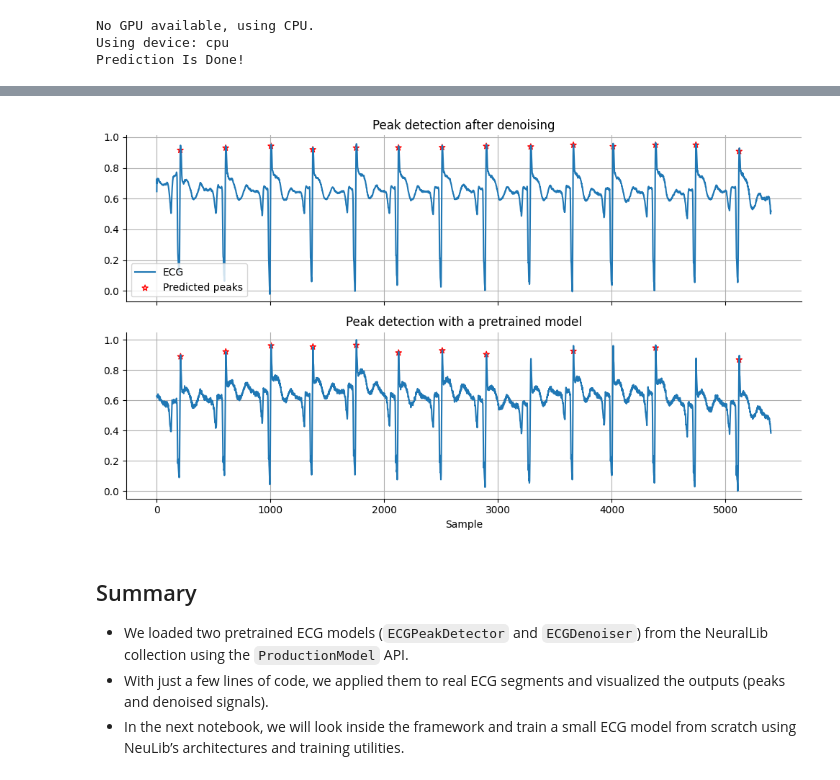
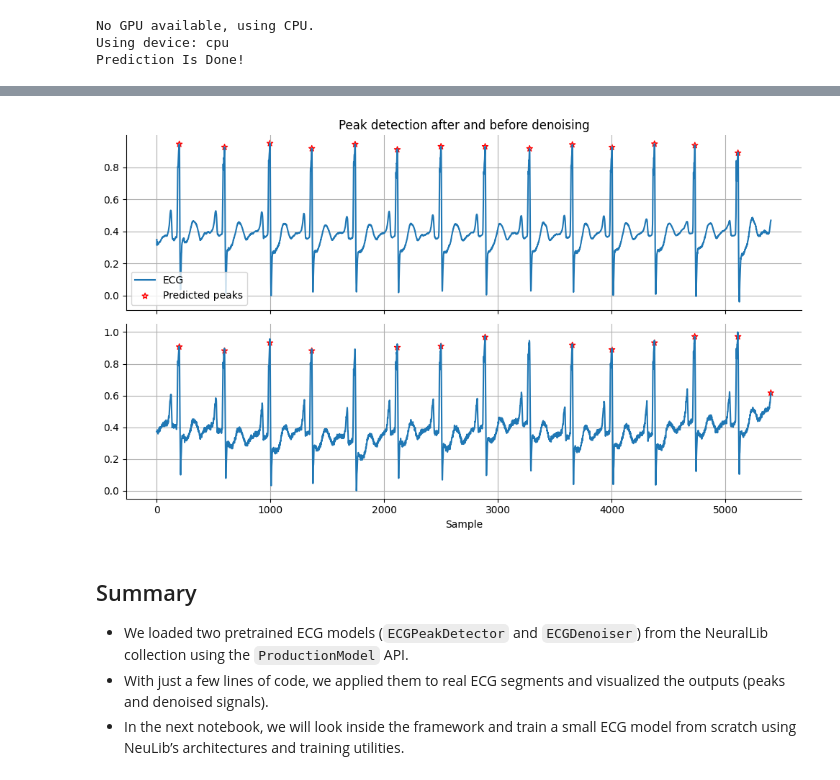
Before and after one commit to novabiosignals/NeuralLib, a Jupyter notebook: Tutorial4BIOSTEC/Biostec2_PretrainedModelUsage.ipynb, the cells around one changed output, grey strips where cells are left out. Cells and saved outputs as stored; diff of their text form; code cells hidden in the pictures.

```diff
--- a/Tutorial4BIOSTEC/Biostec2_PretrainedModelUsage.ipynb
+++ b/Tutorial4BIOSTEC/Biostec2_PretrainedModelUsage.ipynb
@@ -107,7 +94,7 @@ Models in NeuralLib collection (novabiosignals/neurallib-deep-learning-models-fo
 ECGPeakDetector
 ECGDenoiser
 # %%
-peak_detector = mh.ProductionModel(model_name="ECGPeakDetector")
+peak_detector = mh.ProductionModel(model_name="ECGPeakDetector", hugging_repo="marianaagdias/ECGPeakDetector")
 print(peak_detector)
 
 # Check task type
@@ -145,13 +132,10 @@ We now:
 - Optionally apply a small post-processing step to convert the output into discrete peak indices.
 - Plot the predicted peaks together with the reference labels.
 # %%
-predicted_peaks = peak_detector.predict(
-    X=test_signal,
-    gpu_id=None,  # use CPU for the tutorial
-    post_process_fn=post_process_peaks_binary,  # convert logits to peak indices
-    threshold=0.5,
-    filter_peaks=True,
-)
+peaks_1 = peak_detector.predict(X=noisy_ecg1,
+    post_process_fn=post_process_peaks_binary, filter_peaks=True)
+peaks_2 = peak_detector.predict(X=noisy_ecg2,
+    post_process_fn=post_process_peaks_binary, filter_peaks=True)
 # %% [output]
 No GPU available, using CPU.
 Using device: cpu
@@ -193,5 +183,5 @@ NeuLib also includes pretrained **denoising** models:
 - Output: denoised versions of the same beats.
 - This is useful for improving downstream peak detection or visual inspection.
 # %%
-denoiser = mh.ProductionModel(model_name="ECGDenoiser")
+denoiser = mh.ProductionModel(model_name="ECGDenoiser", hugging_repo="marianaagdias/ECGDenoiser")
 # %% [output]
@@ -209,7 +199,7 @@ We reuse the example segment and:
 - Plot raw vs noisy vs denoised signals.
 # %%
 denoised_ecg = denoiser.predict(
-    X=test_signal,
+    X=noisy_ecg2,
     gpu_id=None,
     post_process_fn=None  # if the model already outputs a waveform
 )
@@ -272,27 +262,26 @@ plt.show()
 # %%
 fig, (ax1, ax2) = plt.subplots(2, 1, figsize=(10, 6), sharex=True)
 
 ax1.plot(denoised_ecg, label="ECG")
 ax1.scatter(peaks_after_denoising,
             denoised_ecg[peaks_after_denoising],
             facecolors="none", edgecolors="r", marker="*", label="Predicted peaks")
-ax1.set_title("Peak detection after denoising")
+ax1.set_title("Peak detection after and before denoising")
 ax1.legend()
 
-ax2.plot(test_signal, label="ECG")
-ax2.scatter(predicted_peaks, test_signal[predicted_peaks],
+ax2.plot(noisy_ecg2, label="ECG")
+ax2.scatter(peaks_2, noisy_ecg2[peaks_2],
             facecolors="none", edgecolors="r", marker="*", label="Predicted peaks")
-ax2.set_title("Peak detection with a pretrained model")
 ax2.set_xlabel("Sample")
 
 for ax in (ax1, ax2):
     ax.grid(True)
     ax.spines["top"].set_visible(False); ax.spines["right"].set_visible(False)
 
 plt.tight_layout()
 plt.show()
 # %% [output]
-[figure, old version]
+[figure, new version]
 # %% [markdown]
 ## Summary
 
```
Also changed, not shown: parts of 9 cells of this notebook, 14 other files.
